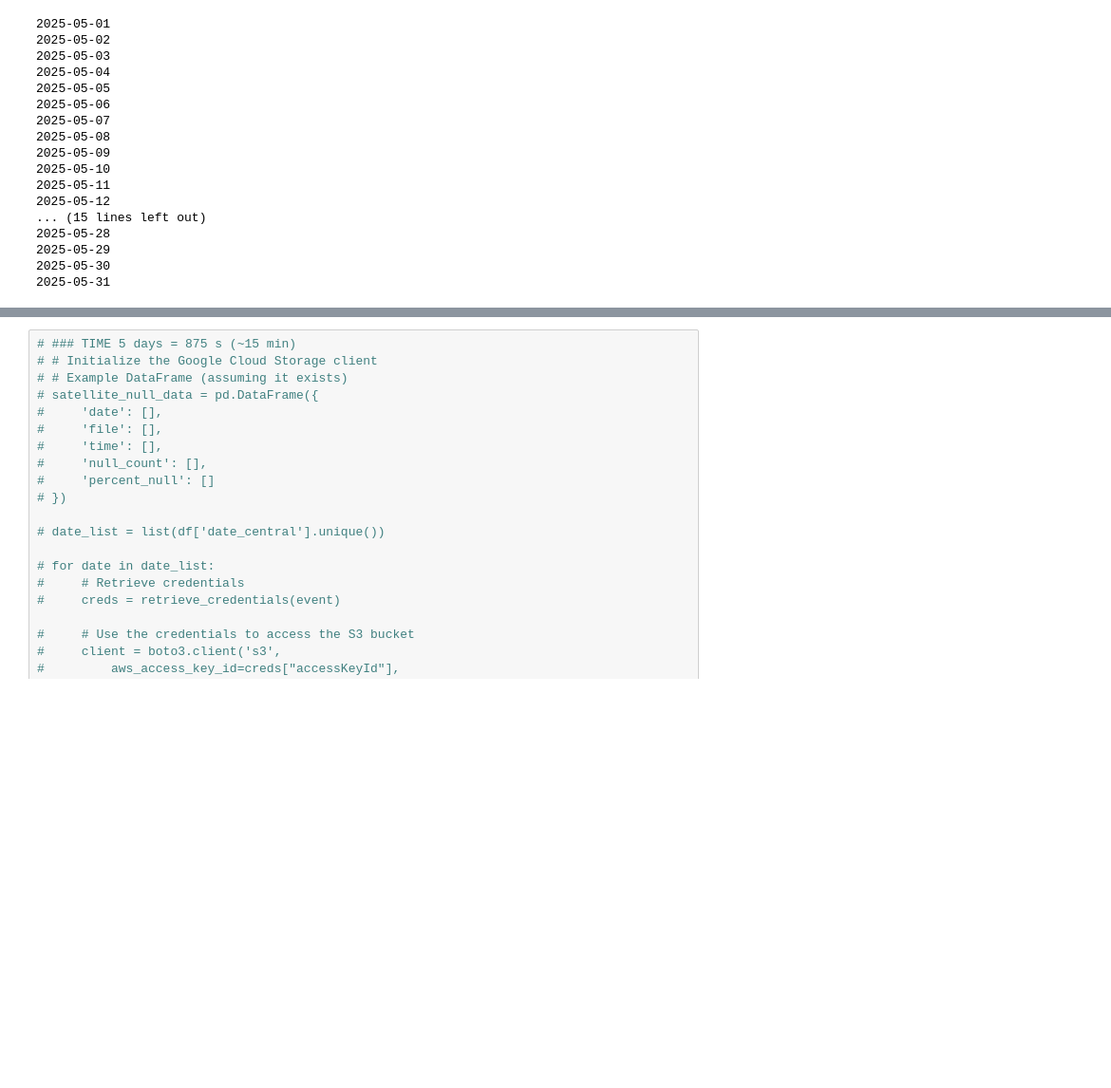
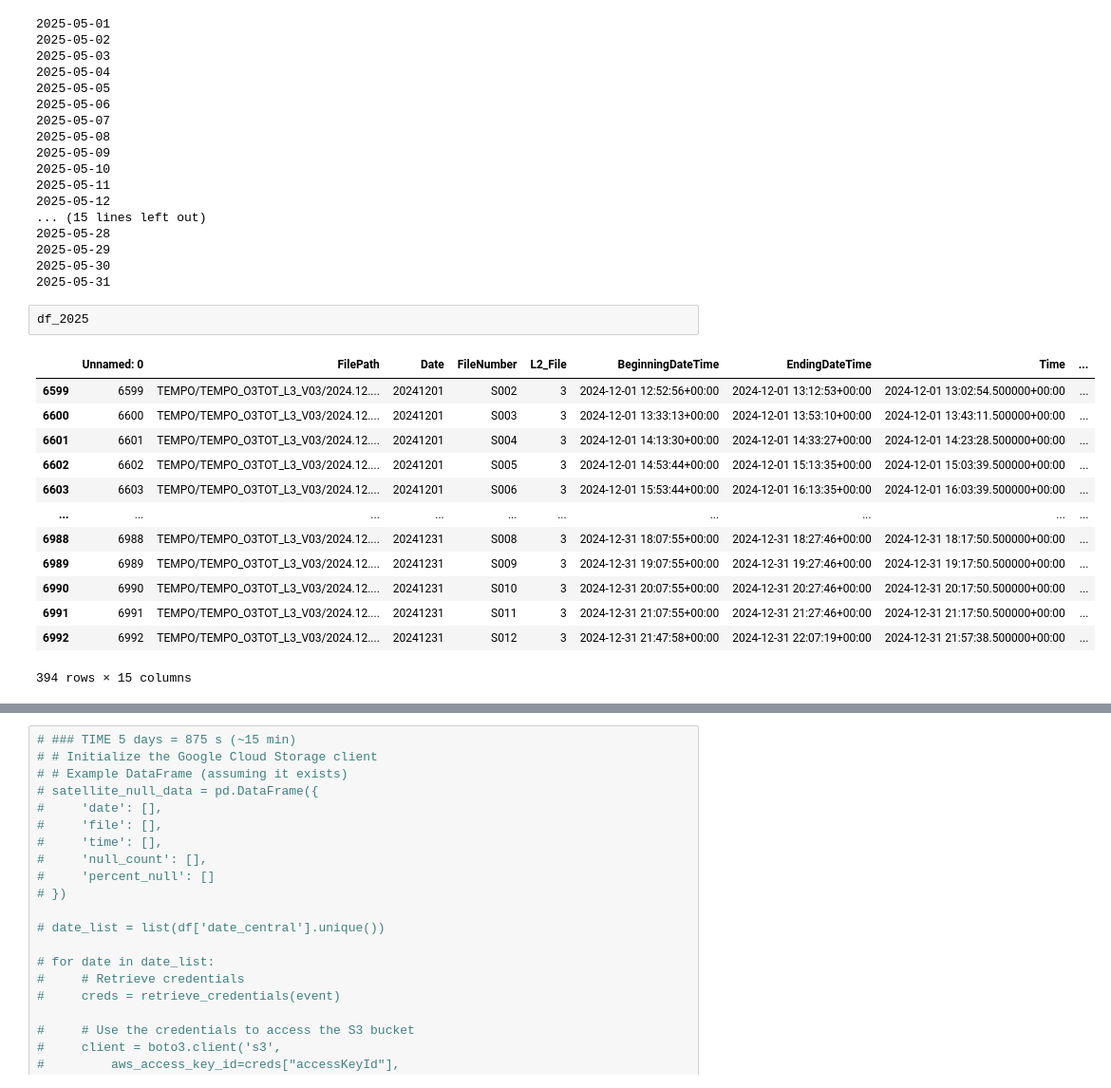
Before and after one commit to amandamurray19/hourly_pollution_prediction, a Jupyter notebook: data_sourcing/xx_Sat_processing_o3.ipynb, the cells around one changed output, grey strips where cells are left out. Shown: that part at 95% size. Drawn from its saved outputs; the diff is of its cells as text; blank space fills up the shorter version.

```diff
--- a/data_sourcing/xx_Sat_processing_o3.ipynb
+++ b/data_sourcing/xx_Sat_processing_o3.ipynb
@@ -74,4 +74,20 @@ for mo in df[(df['month_year']=='2025-05')]['date_central'].unique():
 2025-05-29
 2025-05-30
 2025-05-31
+# %%
+df_2025
+# %% [output]
+|  | Unnamed: 0 | FilePath | Date | FileNumber | L2_File | BeginningDateTime | EndingDateTime | Time | ... |
+| 6599 | 6599 | TEMPO/TEMPO_O3TOT_L3_V03/2024.12.... | 20241201 | S002 | 3 | 2024-12-01 12:52:56+00:00 | 2024-12-01 13:12:53+00:00 | 2024-12-01 13:02:54.500000+00:00 | ... |
+| 6600 | 6600 | TEMPO/TEMPO_O3TOT_L3_V03/2024.12.... | 20241201 | S003 | 3 | 2024-12-01 13:33:13+00:00 | 2024-12-01 13:53:10+00:00 | 2024-12-01 13:43:11.500000+00:00 | ... |
+| 6601 | 6601 | TEMPO/TEMPO_O3TOT_L3_V03/2024.12.... | 20241201 | S004 | 3 | 2024-12-01 14:13:30+00:00 | 2024-12-01 14:33:27+00:00 | 2024-12-01 14:23:28.500000+00:00 | ... |
+| 6602 | 6602 | TEMPO/TEMPO_O3TOT_L3_V03/2024.12.... | 20241201 | S005 | 3 | 2024-12-01 14:53:44+00:00 | 2024-12-01 15:13:35+00:00 | 2024-12-01 15:03:39.500000+00:00 | ... |
+| 6603 | 6603 | TEMPO/TEMPO_O3TOT_L3_V03/2024.12.... | 20241201 | S006 | 3 | 2024-12-01 15:53:44+00:00 | 2024-12-01 16:13:35+00:00 | 2024-12-01 16:03:39.500000+00:00 | ... |
+| ... | ... | ... | ... | ... | ... | ... | ... | ... | ... |
+| 6988 | 6988 | TEMPO/TEMPO_O3TOT_L3_V03/2024.12.... | 20241231 | S008 | 3 | 2024-12-31 18:07:55+00:00 | 2024-12-31 18:27:46+00:00 | 2024-12-31 18:17:50.500000+00:00 | ... |
+| 6989 | 6989 | TEMPO/TEMPO_O3TOT_L3_V03/2024.12.... | 20241231 | S009 | 3 | 2024-12-31 19:07:55+00:00 | 2024-12-31 19:27:46+00:00 | 2024-12-31 19:17:50.500000+00:00 | ... |
+| 6990 | 6990 | TEMPO/TEMPO_O3TOT_L3_V03/2024.12.... | 20241231 | S010 | 3 | 2024-12-31 20:07:55+00:00 | 2024-12-31 20:27:46+00:00 | 2024-12-31 20:17:50.500000+00:00 | ... |
+| 6991 | 6991 | TEMPO/TEMPO_O3TOT_L3_V03/2024.12.... | 20241231 | S011 | 3 | 2024-12-31 21:07:55+00:00 | 2024-12-31 21:27:46+00:00 | 2024-12-31 21:17:50.500000+00:00 | ... |
+| 6992 | 6992 | TEMPO/TEMPO_O3TOT_L3_V03/2024.12.... | 20241231 | S012 | 3 | 2024-12-31 21:47:58+00:00 | 2024-12-31 22:07:19+00:00 | 2024-12-31 21:57:38.500000+00:00 | ... |
+394 rows × 15 columns
 # %%
```
Also changed, not shown: parts of 2 cells of this notebook, 10 other files.
